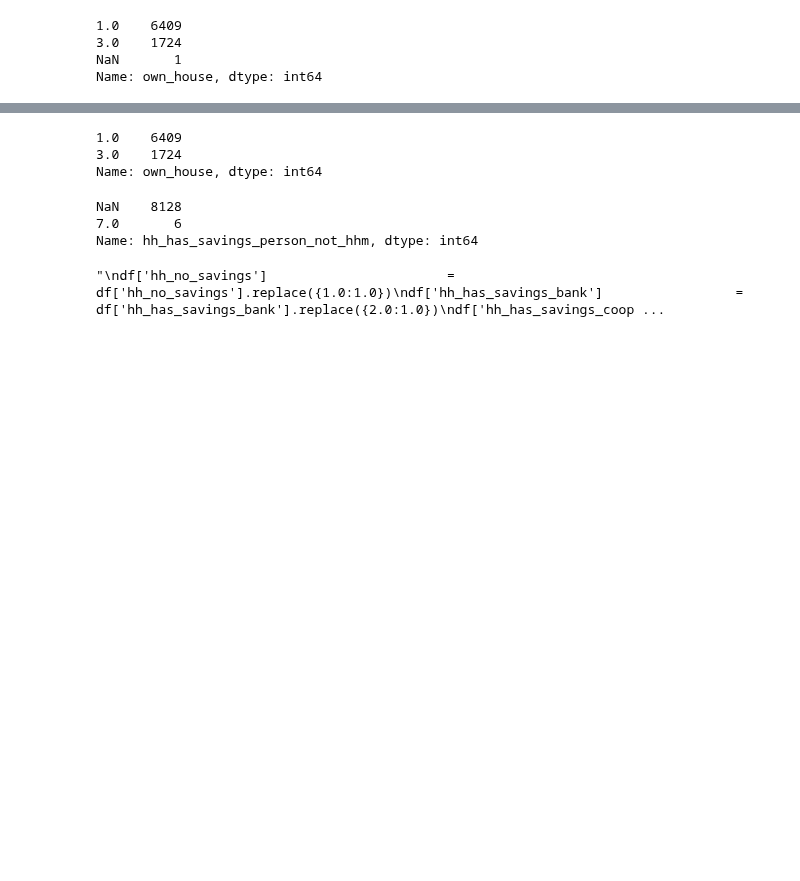
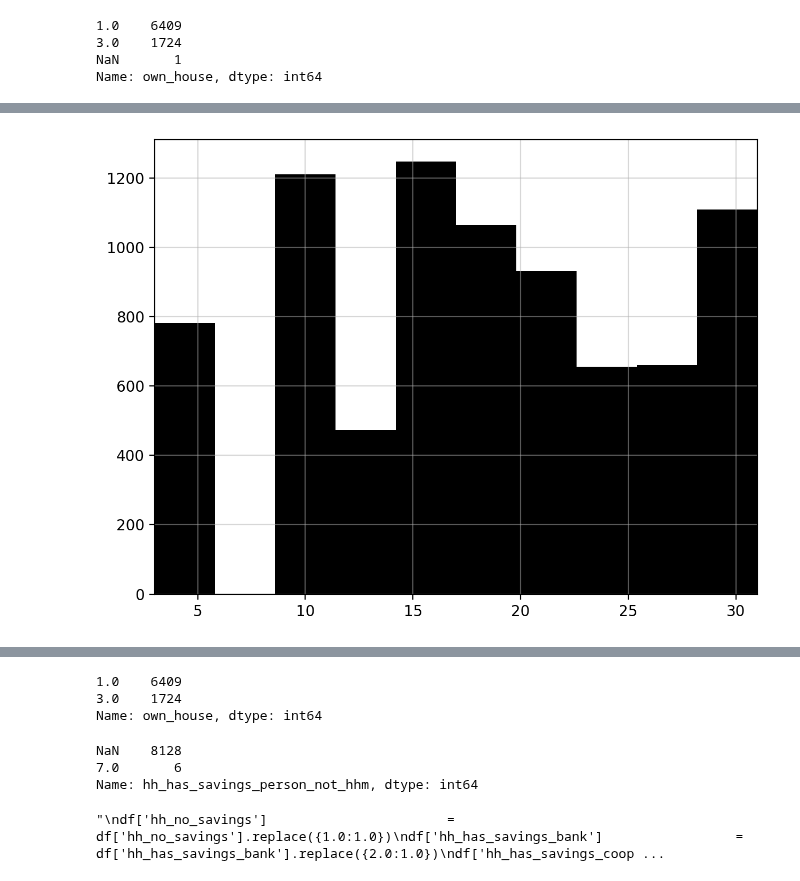
Before and after one commit to mjv2146/access-to-financial-markets, a Jupyter notebook: notebooks2/2005/01_clean_hh_2005.ipynb, the cells around one changed output, grey strips where cells are left out. Cells and saved outputs as stored; diff of their text form; code cells hidden in the pictures; blank space fills up the shorter version.

Commit message:
added state locations at household level for demographics section

```diff
--- a/notebooks2/2005/01_clean_hh_2005.ipynb
+++ b/notebooks2/2005/01_clean_hh_2005.ipynb
@@ -125,0 +148,6 @@ Name: own_house, dtype: int64
+# %%
+plt.clf()
+df.state.hist()
+plt.show()
+# %% [output]
+[figure, added]
```
Also changed, not shown: parts of 10 cells of this notebook, 6 other files.
